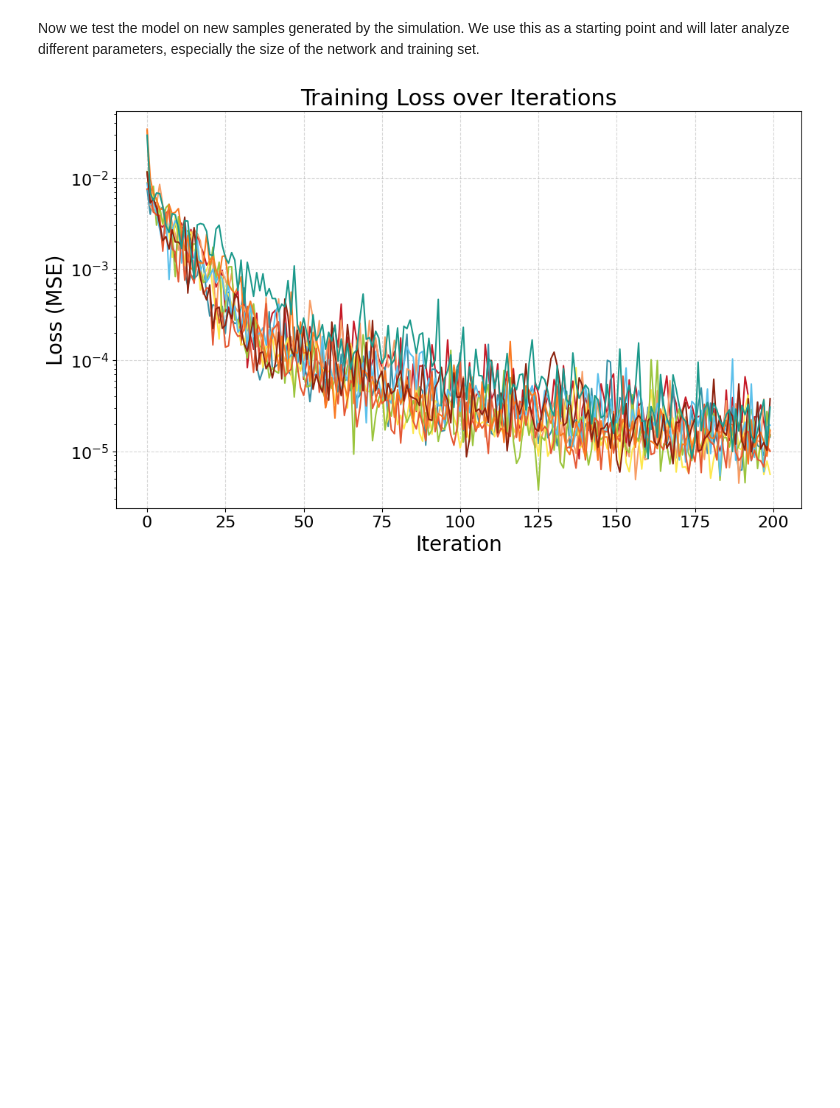
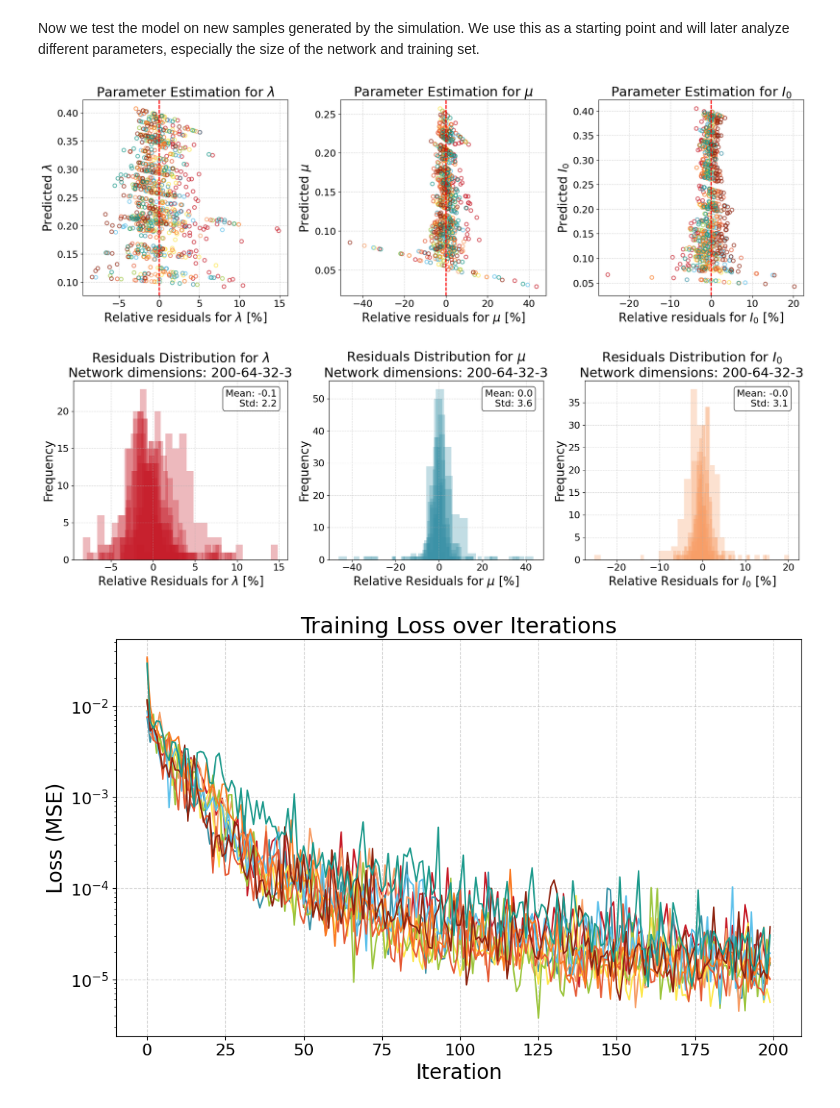
Before and after one commit to juancprolam/generative_neural_networks_for_the_sciences, a Jupyter notebook: ex04/epidemilogy-part-1.ipynb, the cells around one changed output. Saved outputs shown, nothing was run; the diff lists cells and outputs as text; code cells hidden in the pictures; blank space fills up the shorter version.

```diff
--- a/ex04/epidemilogy-part-1.ipynb
+++ b/ex04/epidemilogy-part-1.ipynb
@@ -243,7 +243,7 @@ X_test, y_test = generate_training_data(n_samples=100, T=100)
 y_preds = [model(X_test).detach().numpy() for model in models]
 loss_values = [model.losses for model in models]
 
-def plot_results(y_test, y_pred, loss_values, average = False, resids = True, hists = True, losses = True):
+def plot_results(y_test, y_pred, loss_values, average = False, resids = True, hists = True, losses = True, network_size = '200-64-32-3'):
     # If y_pred is a list of predictions, average them
     if isinstance(y_pred, list) and average:
         y_pred = np.mean(np.array(y_pred), axis=0)
@@ -273,7 +273,7 @@ def plot_results(y_test, y_pred, loss_values, average = False, resids = True, hi
                     axes[i].hist(residuals, bins=20, alpha=0.3, color=colors[i])
                     axes[i].set_xlabel(f'Relative Residuals for {param_names[i]} [%]')
                     axes[i].set_ylabel('Frequency')
-                    axes[i].set_title(f'Residuals Distribution for {param_names[i]}')
+                    axes[i].set_title(f'Residuals Distribution for {param_names[i]}\nNetwork dimensions: {network_size}')
                     means.append(residuals.mean())
                     stds.append(residuals.std())
 
@@ -308,35 +308,37 @@ def plot_results(y_test, y_pred, loss_values, average = False, resids = True, hi
                 axes[i].set_title(f'Parameter Estimation for {param_names[i]}')
             plt.tight_layout()
 
         # Plot residuals
         if hists:
             fig, axes = plt.subplots(1, 3, figsize=(18,6))
             param_names = ['$\\lambda$', '$\\mu$', '$I_0$']
             for i in range(3):
                 residuals = (y_test[:,i] - y_pred[:,i]) / y_test[:,i] * 100
                 mean = residuals.mean()
                 std = residuals.std()
                 axes[i].hist(residuals, bins=20, alpha=0.7, color=colors[i])
                 axes[i].set_xlabel(f'Relative Residuals for {param_names[i]} [%]')
                 axes[i].set_ylabel('Frequency')
                 axes[i].set_title(f'Residuals Distribution for {param_names[i]}')
                 axes[i].text(0.95, 0.95, f'Mean: {mean:.1f}\nStd: {std:.1f}', transform=axes[i].transAxes,
                             verticalalignment='top', horizontalalignment='right', bbox=textbox_style)
             plt.tight_layout()
 
         # Plot losses
         if losses:
             plt.figure()
             plt.plot(model.losses)
             plt.yscale('log')
             plt.xlabel('Iteration')
             plt.ylabel('Loss (MSE)')
             plt.title('Training Loss over Iterations')
             plt.show()
 
-plot_results(y_test.numpy(), y_preds[:10], loss_values[:10], resids = False, hists = False, losses = True)
+plot_results(y_test.numpy(), y_preds[:10], loss_values[:10], resids = True, hists = True, losses = True)
 # %% [output]
-[figure, old version]
+[figure, new version]
+[figure, added]
+[figure, added]
 # %% [markdown]
 Visually, the predictions lie very neatly on top of the real values. This is corroborated first by the relative residuals, where we see that the deviations from the expected values lie within less than 5% from the true values.
 
```
Also changed, not shown: parts of 5 cells of this notebook, 7 other files.
